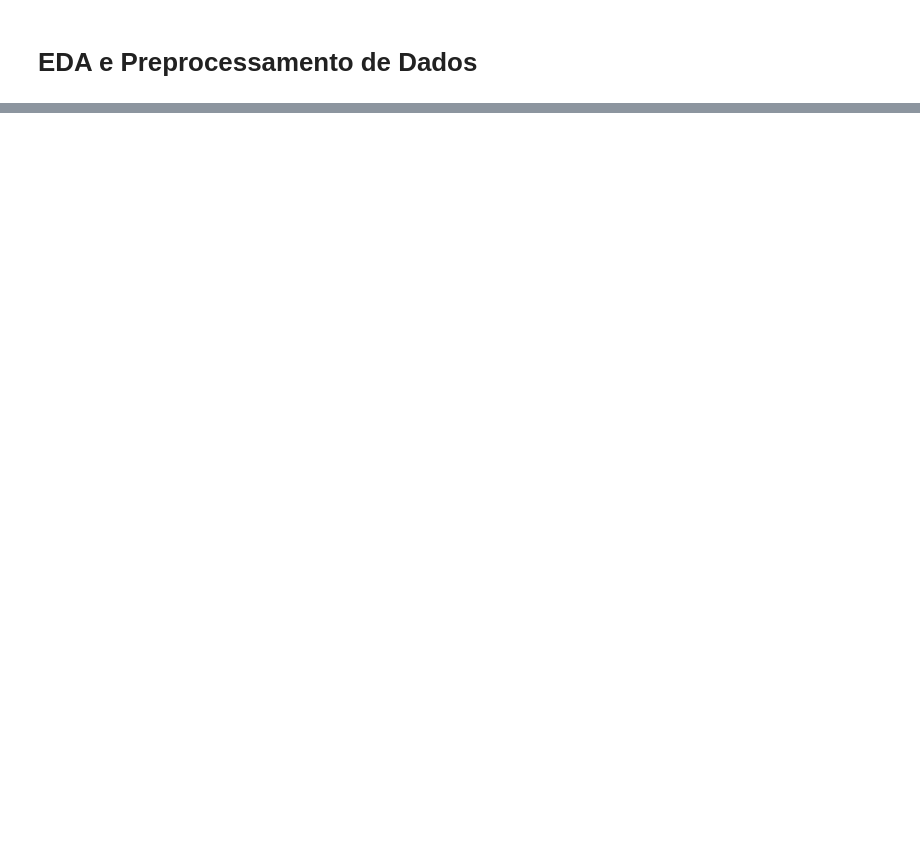
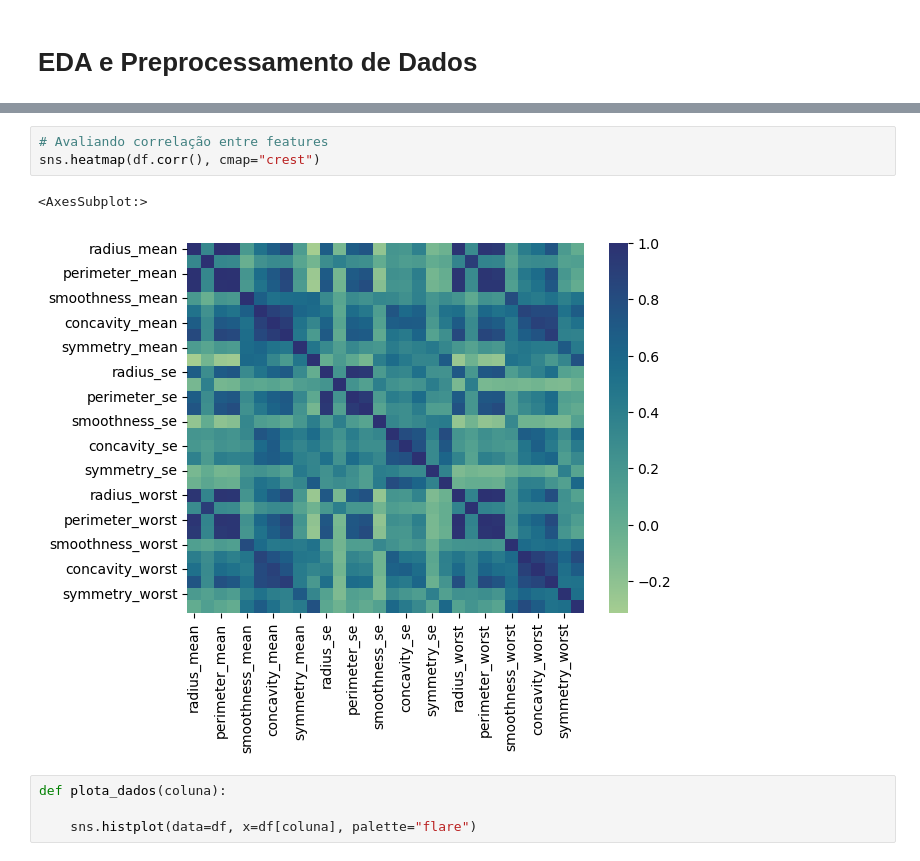
Before and after one commit to diasKayky/breast-cancer-classification, a Jupyter notebook: notebooks/EDA_Preprocessamento_de_Dados.ipynb, the cells around one changed output, grey strips where cells are left out. Cells and saved outputs as stored; diff of their text form; blank space fills up the shorter version.

```diff
--- a/notebooks/EDA_Preprocessamento_de_Dados.ipynb
+++ b/notebooks/EDA_Preprocessamento_de_Dados.ipynb
@@ -26,0 +34,10 @@ df
+# %%
+# Avaliando correlação entre features
+sns.heatmap(df.corr(), cmap="crest")
+# %% [output]
+<AxesSubplot:>
+[figure, added]
+# %%
+def plota_dados(coluna):
+
+    sns.histplot(data=df, x=df[coluna], palette="flare")
```
Also changed, not shown: parts of 19 cells of this notebook, 6 other files.
